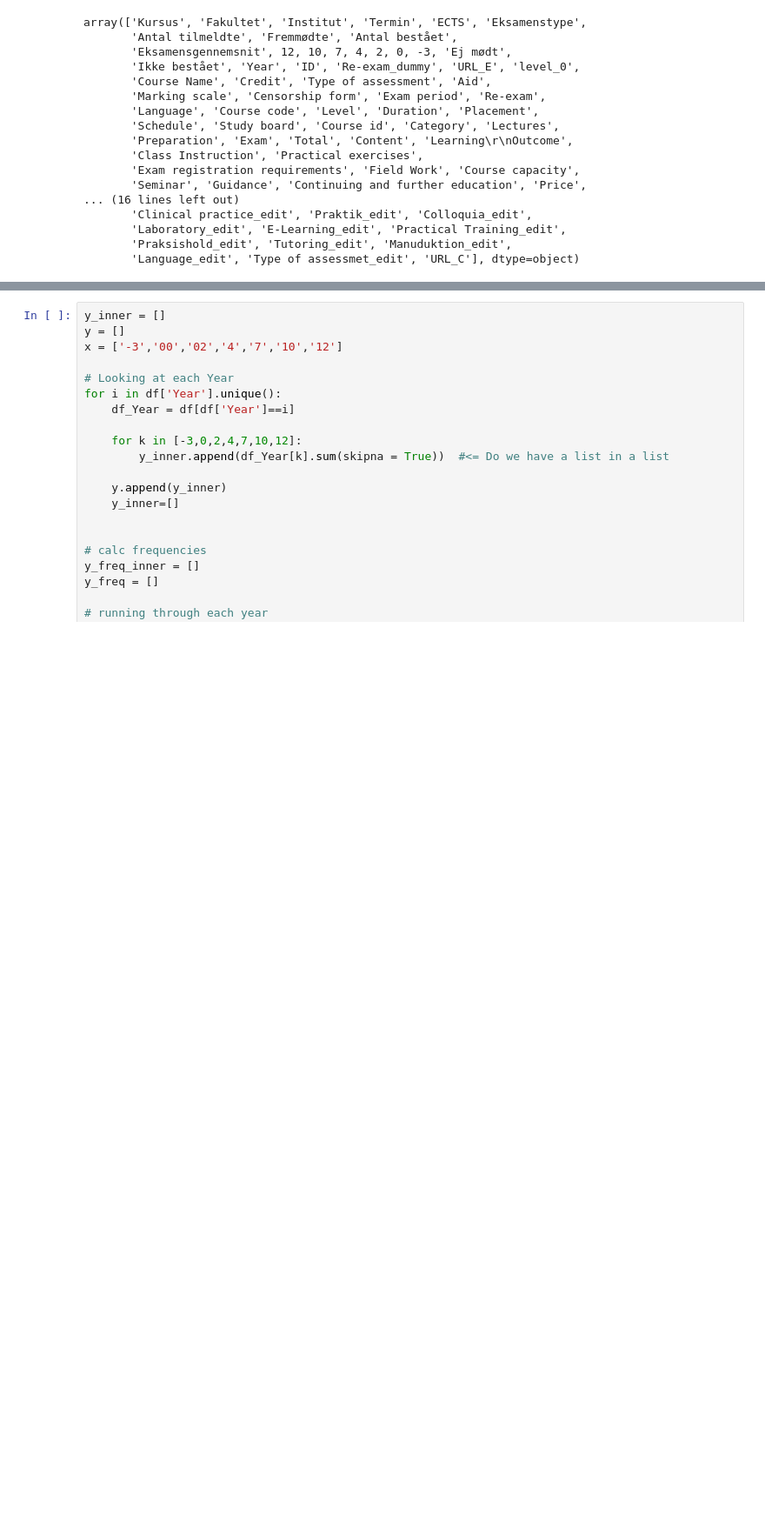
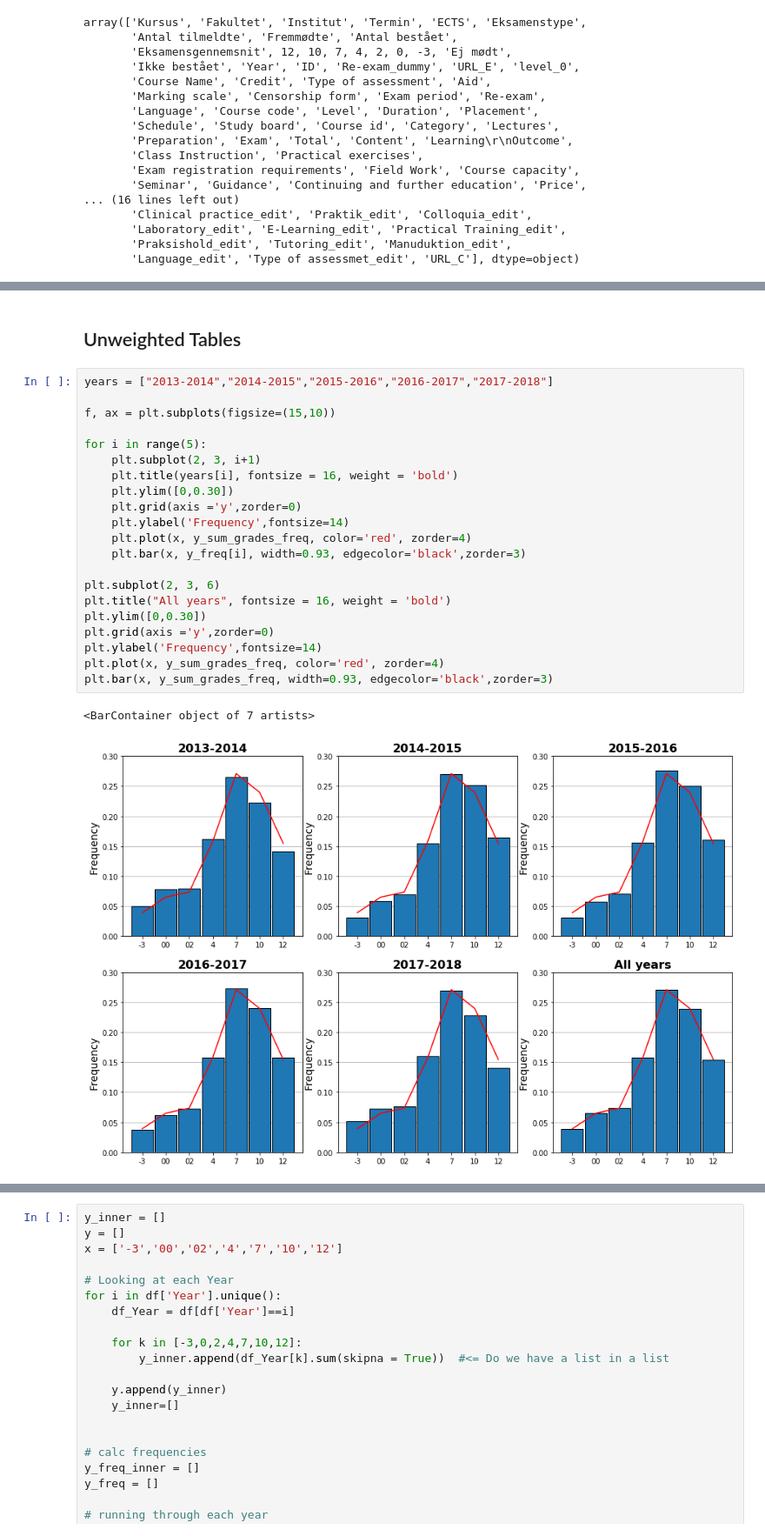
Before and after one commit to tnv875/Group18-NoTeeth, a Jupyter notebook: Exam project/Jacob legemappe/Load final data set (JACOB DUPLICATE)-Copy1.ipynb, the cells around one changed output, grey strips where cells are left out. Shown at 87% size. Drawn from its saved outputs; the diff is of its cells as text; blank space fills up the shorter version.

Commit message:
Sum table for all years and plot lines

```diff
--- a/Exam project/Jacob legemappe/Load final data set (JACOB DUPLICATE)-Copy1.ipynb
+++ b/Exam project/Jacob legemappe/Load final data set (JACOB DUPLICATE)-Copy1.ipynb
@@ -42,0 +90,26 @@ array(['Kursus', 'Fakultet', 'Institut', 'Termin', 'ECTS', 'Eksamenstype',
+# %% [markdown]
+## Unweighted Tables
+# %%
+years = ["2013-2014","2014-2015","2015-2016","2016-2017","2017-2018"]
+
+f, ax = plt.subplots(figsize=(15,10))
+
+for i in range(5):
+    plt.subplot(2, 3, i+1)
+    plt.title(years[i], fontsize = 16, weight = 'bold')
+    plt.ylim([0,0.30])
+    plt.grid(axis ='y',zorder=0)
+    plt.ylabel('Frequency',fontsize=14)
+    plt.plot(x, y_sum_grades_freq, color='red', zorder=4)
+    plt.bar(x, y_freq[i], width=0.93, edgecolor='black',zorder=3)
+
+plt.subplot(2, 3, 6)
+plt.title("All years", fontsize = 16, weight = 'bold')
+plt.ylim([0,0.30])
+plt.grid(axis ='y',zorder=0)
+plt.ylabel('Frequency',fontsize=14)
+plt.plot(x, y_sum_grades_freq, color='red', zorder=4)
+plt.bar(x, y_sum_grades_freq, width=0.93, edgecolor='black',zorder=3)
+# %% [output]
+<BarContainer object of 7 artists>
+[figure, added]
```
Also changed, not shown: parts of 7 cells of this notebook.
